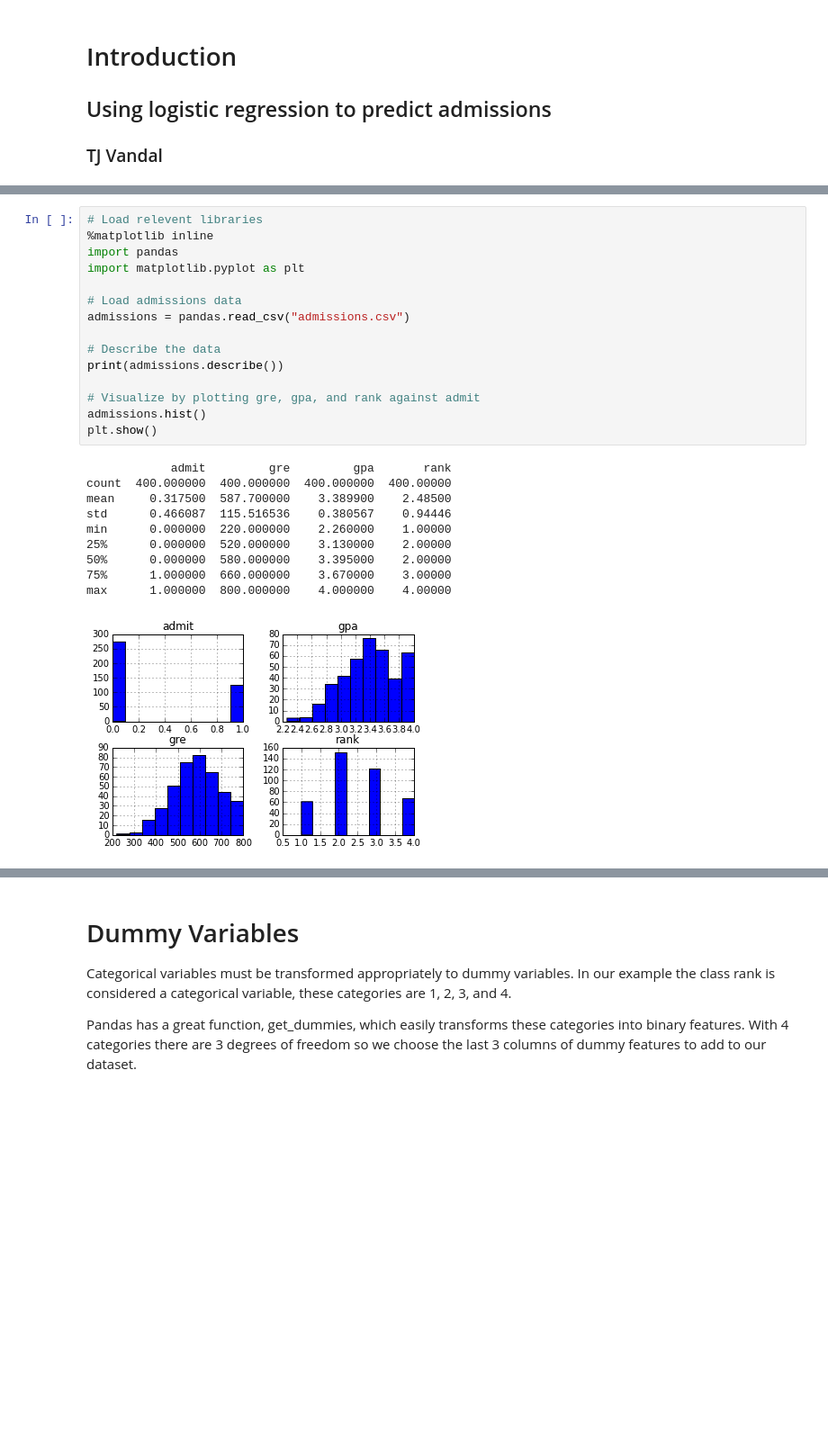
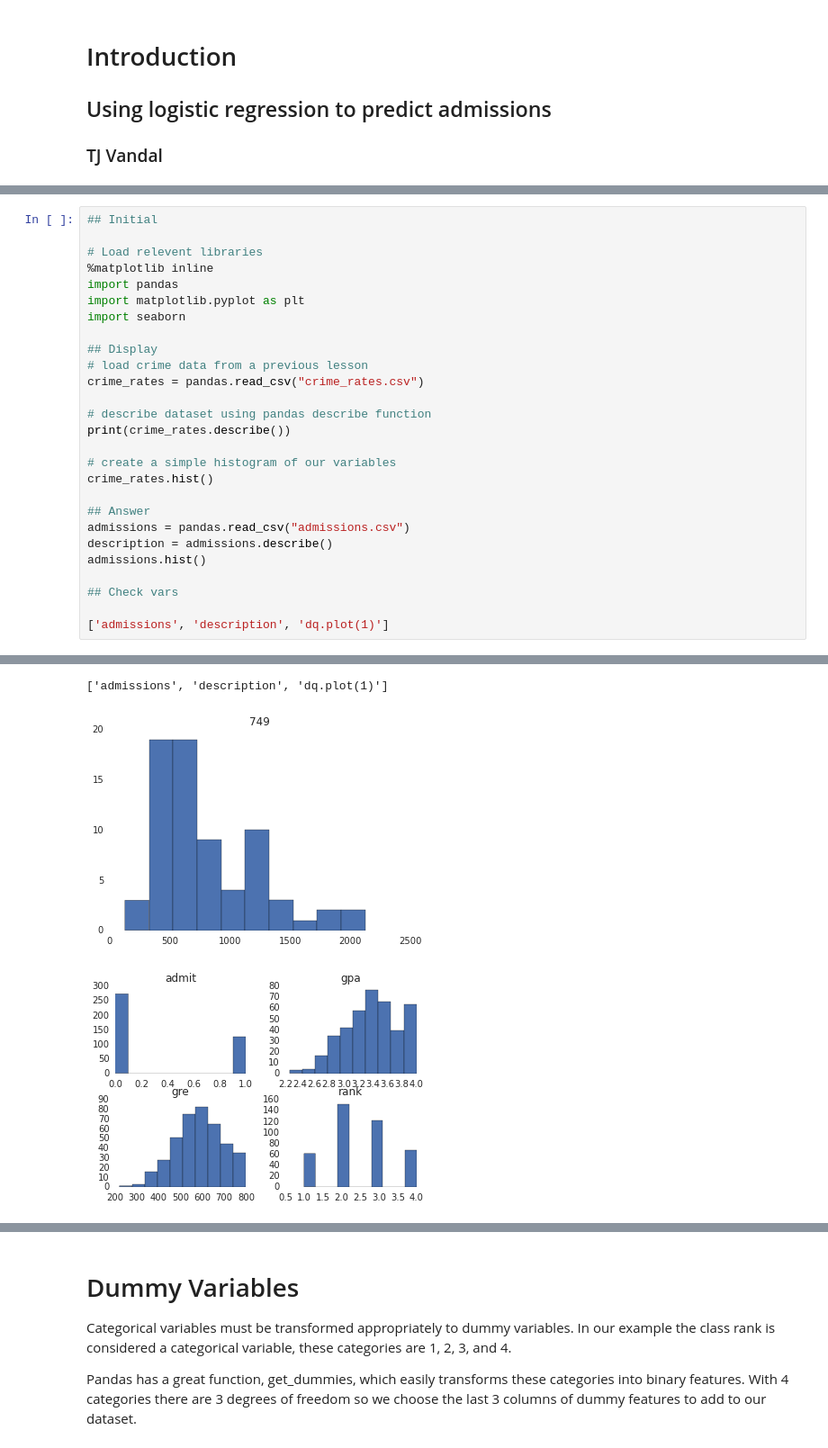
Before and after one commit to tjvandal/dscontent-starter, a Jupyter notebook: LogisticRegressionLesson.ipynb, the cells around one changed output, grey strips where cells are left out. Shown: that part at 90% size. Cells and saved outputs as stored; diff of their text form; blank space fills up the shorter version.

```diff
--- a/LogisticRegressionLesson.ipynb
+++ b/LogisticRegressionLesson.ipynb
@@ -24,26 +28,28 @@ The first part of any data analysis is to gain a basic insights about the data.
-# %%
-# Load relevent libraries
-%matplotlib inline
-import pandas
-import matplotlib.pyplot as plt
-
-# Load admissions data
-admissions = pandas.read_csv("admissions.csv")
-
-# Describe the data
-print(admissions.describe())
-
-# Visualize by plotting gre, gpa, and rank against admit
-admissions.hist()
-plt.show()
-# %% [output]
-            admit         gre         gpa       rank
-count  400.000000  400.000000  400.000000  400.00000
-mean     0.317500  587.700000    3.389900    2.48500
-std      0.466087  115.516536    0.380567    0.94446
-min      0.000000  220.000000    2.260000    1.00000
-25%      0.000000  520.000000    3.130000    2.00000
-50%      0.000000  580.000000    3.395000    2.00000
-75%      1.000000  660.000000    3.670000    3.00000
-max      1.000000  800.000000    4.000000    4.00000
-[figure, removed]
+# %%
+## Initial
+
+# Load relevent libraries
+%matplotlib inline
+import pandas
+import matplotlib.pyplot as plt
+import seaborn
+
+## Display
+# load crime data from a previous lesson
+crime_rates = pandas.read_csv("crime_rates.csv")
+
+# describe dataset using pandas describe function
+print(crime_rates.describe())
+
+# create a simple histogram of our variables
+crime_rates.hist()
+
+## Answer
+admissions = pandas.read_csv("admissions.csv")
+description = admissions.describe()
+admissions.hist()
+
+## Check vars
+
+['admissions', 'description', 'dq.plot(1)']
+# %% [output]
@@ -50,3 +65,6 @@ max      1.000000  800.000000    4.000000    4.00000
+['admissions', 'description', 'dq.plot(1)']
+[figure, added]
+[figure, added]
 # %% [markdown]
 <!-- type="code" -->
 
```
Also changed, not shown: parts of 13 cells of this notebook.
